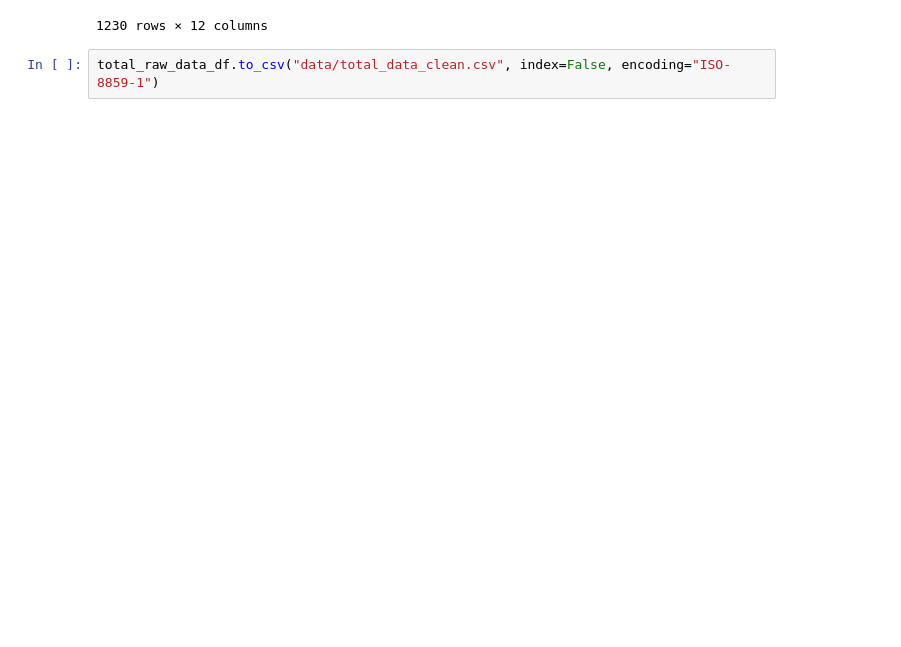
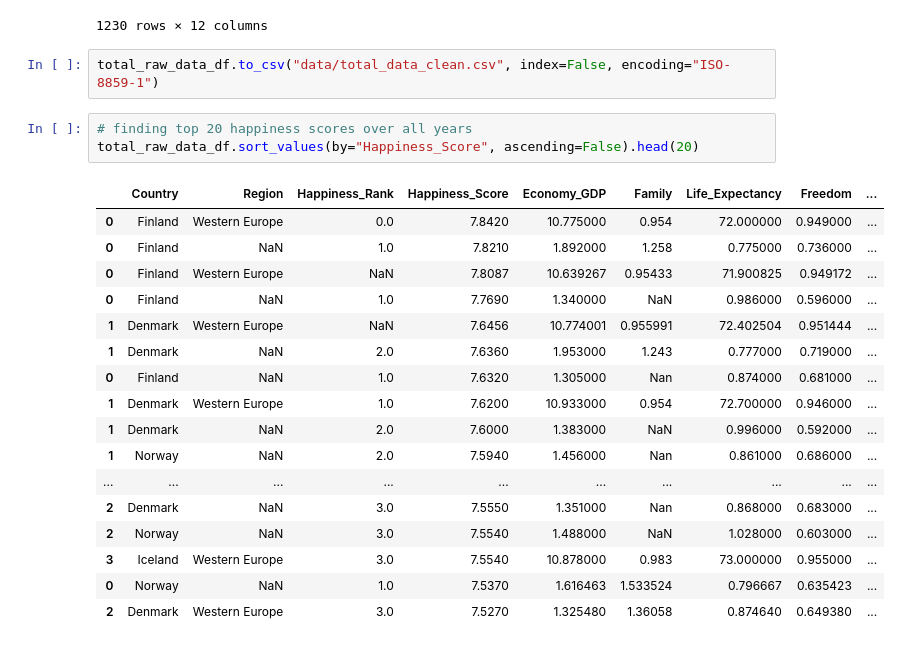
Before and after one commit to dafreibe74/GRPONE-The_Eddies, a Jupyter notebook: Clean_data_merging.ipynb, the cells around one changed output. Drawn from its saved outputs; the diff is of its cells as text; blank space fills up the shorter version.

```diff
--- a/Clean_data_merging.ipynb
+++ b/Clean_data_merging.ipynb
@@ -134,3 +134,24 @@ total_raw_data_df
 1230 rows × 12 columns
 # %%
 total_raw_data_df.to_csv("data/total_data_clean.csv", index=False, encoding="ISO-8859-1")
+# %%
+# finding top 20 happiness scores over all years
+total_raw_data_df.sort_values(by="Happiness_Score", ascending=False).head(20)
+# %% [output]
+|  | Country | Region | Happiness_Rank | Happiness_Score | Economy_GDP | Family | Life_Expectancy | Freedom | ... |
+| 0 | Finland | Western Europe | 0.0 | 7.8420 | 10.775000 | 0.954 | 72.000000 | 0.949000 | ... |
+| 0 | Finland | NaN | 1.0 | 7.8210 | 1.892000 | 1.258 | 0.775000 | 0.736000 | ... |
+| 0 | Finland | Western Europe | NaN | 7.8087 | 10.639267 | 0.95433 | 71.900825 | 0.949172 | ... |
+| 0 | Finland | NaN | 1.0 | 7.7690 | 1.340000 | NaN | 0.986000 | 0.596000 | ... |
+| 1 | Denmark | Western Europe | NaN | 7.6456 | 10.774001 | 0.955991 | 72.402504 | 0.951444 | ... |
+| 1 | Denmark | NaN | 2.0 | 7.6360 | 1.953000 | 1.243 | 0.777000 | 0.719000 | ... |
+| 0 | Finland | NaN | 1.0 | 7.6320 | 1.305000 | Nan | 0.874000 | 0.681000 | ... |
+| 1 | Denmark | Western Europe | 1.0 | 7.6200 | 10.933000 | 0.954 | 72.700000 | 0.946000 | ... |
+| 1 | Denmark | NaN | 2.0 | 7.6000 | 1.383000 | NaN | 0.996000 | 0.592000 | ... |
+| 1 | Norway | NaN | 2.0 | 7.5940 | 1.456000 | Nan | 0.861000 | 0.686000 | ... |
+| ... | ... | ... | ... | ... | ... | ... | ... | ... | ... |
+| 2 | Denmark | NaN | 3.0 | 7.5550 | 1.351000 | Nan | 0.868000 | 0.683000 | ... |
+| 2 | Norway | NaN | 3.0 | 7.5540 | 1.488000 | NaN | 1.028000 | 0.603000 | ... |
+| 3 | Iceland | Western Europe | 3.0 | 7.5540 | 10.878000 | 0.983 | 73.000000 | 0.955000 | ... |
+| 0 | Norway | NaN | 1.0 | 7.5370 | 1.616463 | 1.533524 | 0.796667 | 0.635423 | ... |
+| 2 | Denmark | Western Europe | 3.0 | 7.5270 | 1.325480 | 1.36058 | 0.874640 | 0.649380 | ... |
```
Also changed, not shown: parts of 1 cell of this notebook, 3 other files.
